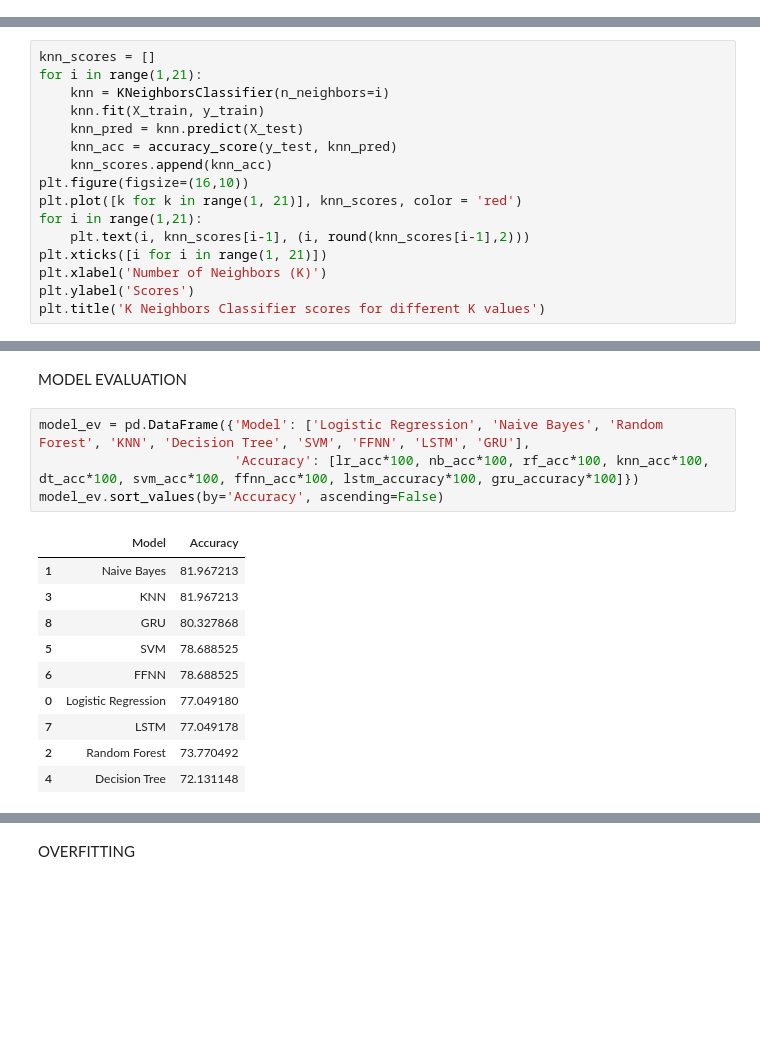
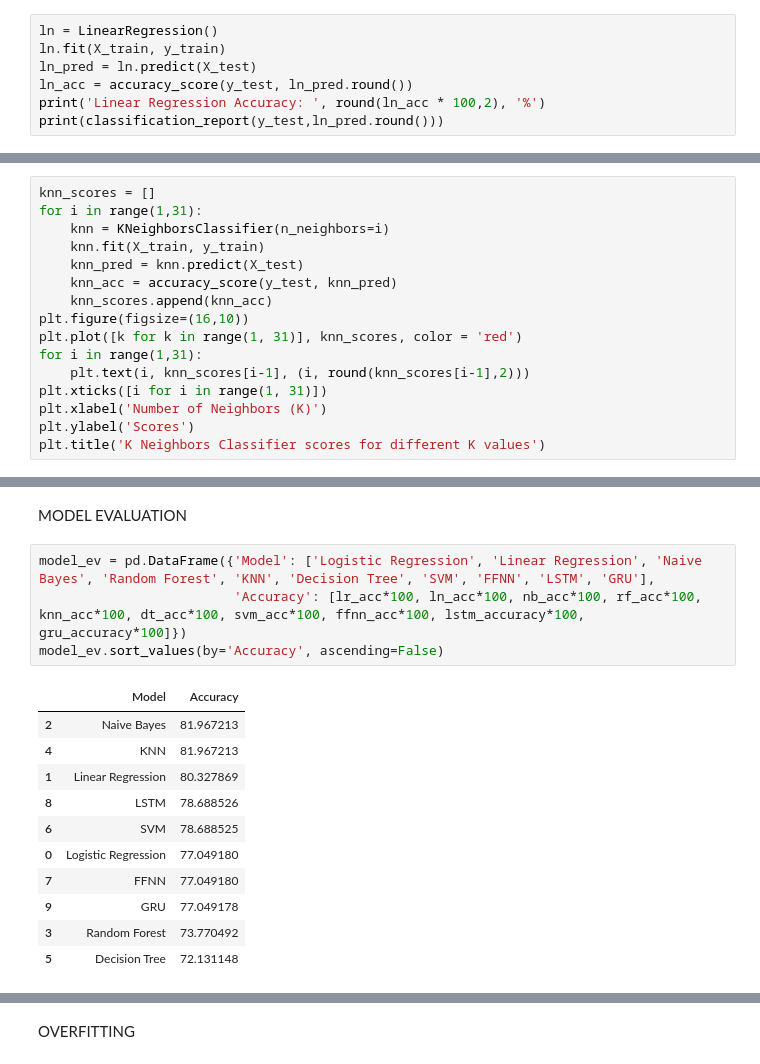
Before and after one commit to unicornizme2911/heart-disease, a Jupyter notebook: index.ipynb, the cells around one changed output, grey strips where cells are left out. Saved outputs shown, nothing was run; the diff lists cells and outputs as text; blank space fills up the shorter version.

```diff
--- a/index.ipynb
+++ b/index.ipynb
@@ -350,0 +356,7 @@ weighted avg       0.77      0.77      0.77        61
+# %%
+ln = LinearRegression()
+ln.fit(X_train, y_train)
+ln_pred = ln.predict(X_test)
+ln_acc = accuracy_score(y_test, ln_pred.round())
+print('Linear Regression Accuracy: ', round(ln_acc * 100,2), '%')
+print(classification_report(y_test,ln_pred.round()))
@@ -390,17 +412,17 @@ weighted avg       0.74      0.74      0.73        61
 K-NEIGHBORS
 # %%
 knn_scores = []
-for i in range(1,21):
+for i in range(1,31):
     knn = KNeighborsClassifier(n_neighbors=i)
     knn.fit(X_train, y_train)
     knn_pred = knn.predict(X_test)
     knn_acc = accuracy_score(y_test, knn_pred)
     knn_scores.append(knn_acc)
 plt.figure(figsize=(16,10))
-plt.plot([k for k in range(1, 21)], knn_scores, color = 'red')
-for i in range(1,21):
+plt.plot([k for k in range(1, 31)], knn_scores, color = 'red')
+for i in range(1,31):
     plt.text(i, knn_scores[i-1], (i, round(knn_scores[i-1],2)))
-plt.xticks([i for i in range(1, 21)])
+plt.xticks([i for i in range(1, 31)])
 plt.xlabel('Number of Neighbors (K)')
 plt.ylabel('Scores')
 plt.title('K Neighbors Classifier scores for different K values')
@@ -563,20 +585,21 @@ GRU Accuracy: 80.33 %
 # %% [markdown]
 MODEL EVALUATION
 # %%
-model_ev = pd.DataFrame({'Model': ['Logistic Regression', 'Naive Bayes', 'Random Forest', 'KNN', 'Decision Tree', 'SVM', 'FFNN', 'LSTM', 'GRU'],
-                         'Accuracy': [lr_acc*100, nb_acc*100, rf_acc*100, knn_acc*100, dt_acc*100, svm_acc*100, ffnn_acc*100, lstm_accuracy*100, gru_accuracy*100]})
+model_ev = pd.DataFrame({'Model': ['Logistic Regression', 'Linear Regression', 'Naive Bayes', 'Random Forest', 'KNN', 'Decision Tree', 'SVM', 'FFNN', 'LSTM', 'GRU'],
+                         'Accuracy': [lr_acc*100, ln_acc*100, nb_acc*100, rf_acc*100, knn_acc*100, dt_acc*100, svm_acc*100, ffnn_acc*100, lstm_accuracy*100, gru_accuracy*100]})
 model_ev.sort_values(by='Accuracy', ascending=False)
 # %% [output]
 |  | Model | Accuracy |
-| 1 | Naive Bayes | 81.967213 |
-| 3 | KNN | 81.967213 |
-| 8 | GRU | 80.327868 |
-| 5 | SVM | 78.688525 |
-| 6 | FFNN | 78.688525 |
+| 2 | Naive Bayes | 81.967213 |
+| 4 | KNN | 81.967213 |
+| 1 | Linear Regression | 80.327869 |
+| 8 | LSTM | 78.688526 |
+| 6 | SVM | 78.688525 |
 | 0 | Logistic Regression | 77.049180 |
-| 7 | LSTM | 77.049178 |
-| 2 | Random Forest | 73.770492 |
-| 4 | Decision Tree | 72.131148 |
+| 7 | FFNN | 77.049180 |
+| 9 | GRU | 77.049178 |
+| 3 | Random Forest | 73.770492 |
+| 5 | Decision Tree | 72.131148 |
 # %%
 sns.barplot(x='Accuracy', y='Model', data=model_ev, palette='Blues_d')
 # %% [output]
```
Also changed, not shown: parts of 24 cells of this notebook, 1 other file.
